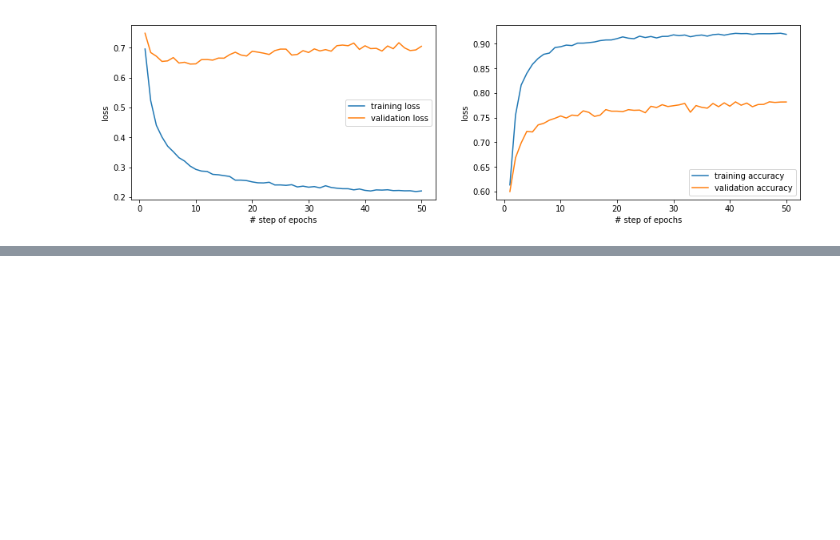
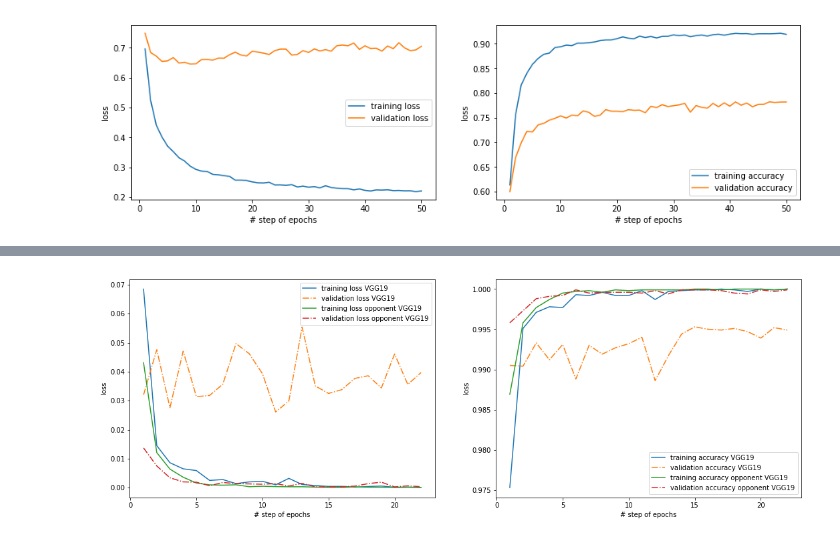
Before and after one commit to yustiks/master_project, a Jupyter notebook: plot_results.ipynb, the cells around one changed output, grey strips where cells are left out. Drawn from its saved outputs; the diff is of its cells as text; code cells hidden in the pictures; blank space fills up the shorter version.

```diff
--- a/plot_results.ipynb
+++ b/plot_results.ipynb
@@ -148,0 +185,38 @@ plt.show()
+# %%
+df = pd.read_csv("opponent_vgg.csv", header=None)
+df = df[np.isfinite(df[13])]
+df1 = pd.read_csv("result_vgg19.csv", header=None)
+df1 = df1[np.isfinite(df1[10])]
+# %%
+#loss - 7
+#acc - 10
+# val_loss - 13
+# val_acc = 16
+fig = plt.figure(figsize=(18,6))
+plt.subplot(1, 2, 1)
+x = np.linspace(1, 22, 22)
+y = df1.loc[0:42,7]
+y1 = df1.loc[0:42,13]
+y_op = df.loc[:,7]
+y1_op = df.loc[:,13]
+plt.plot(x, y, '-', x,y1,'-.', x, y_op,'-', x,y1_op,'-.')
+plt.legend(['training loss VGG19','validation loss VGG19', 'training loss opponent VGG19', 'validation loss opponent VGG19'])
+#plt.ylim(0,2.1)
+plt.xlabel('# step of epochs')
+plt.ylabel('loss')
+
+
+plt.subplot(1, 2, 2)
+y = df1.loc[0:42,10]
+y1 = df1.loc[0:42,16]
+y_op = df.loc[:,10]
+y1_op = df.loc[:,16]
+plt.plot(x, y, '-', x,y1,'-.', x,y_op,'-',x,y1_op,'-.')
+plt.legend(['training accuracy VGG19','validation accuracy VGG19', 'training accuracy opponent VGG19', 'validation accuracy opponent VGG19'])
+#plt.ylim(0.4,1)
+plt.xlabel('# step of epochs')
+plt.ylabel('loss')
+plt.savefig('vgg_comparison.png')
+plt.show()
+# %% [output]
+[figure, added]
```
Also changed, not shown: parts of 9 cells of this notebook.
